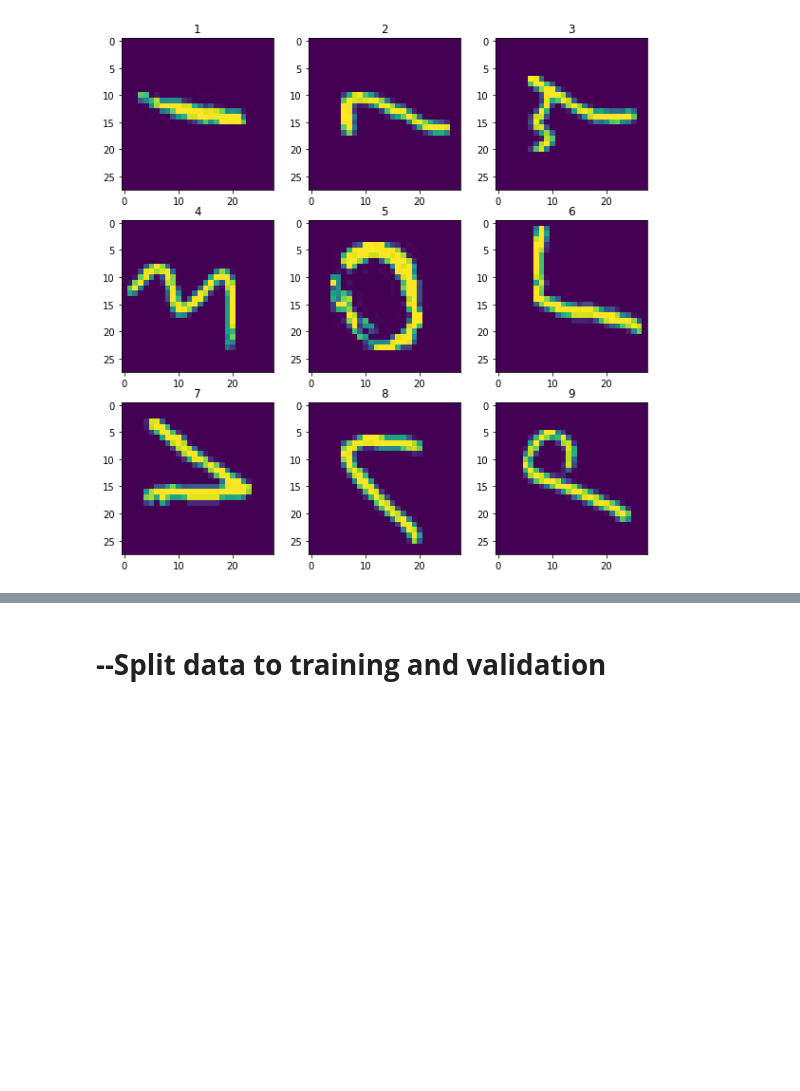
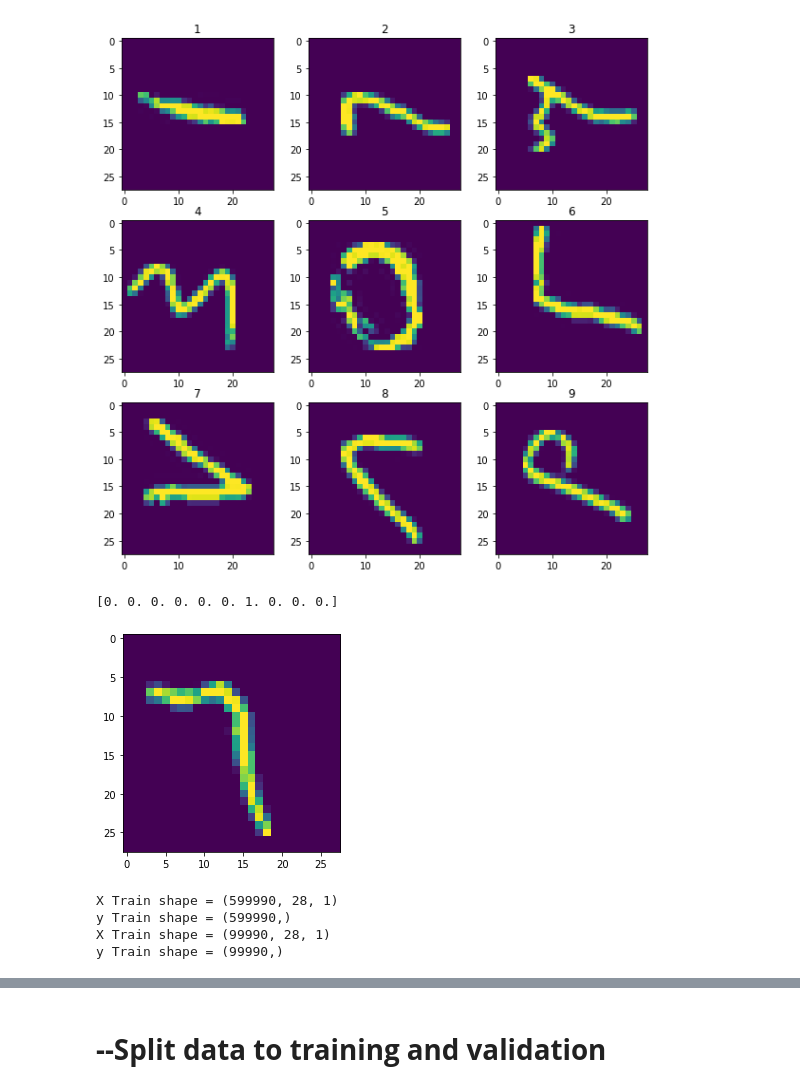
Before and after one commit to areola-joshua/areola-joshua, a Jupyter notebook: arabic-digit-recognizer.ipynb, the cells around one changed output, grey strips where cells are left out. Saved outputs shown, nothing was run; the diff lists cells and outputs as text; code cells hidden in the pictures; blank space fills up the shorter version.

```diff
--- a/arabic-digit-recognizer.ipynb
+++ b/arabic-digit-recognizer.ipynb
@@ -6,6 +6,9 @@ import pandas as pd
 import random
 import seaborn as sns
 import matplotlib.pyplot as plt
+from matplotlib.pyplot import style
+
+style.use('ggplot')
 # %% [markdown]
 # **--Checking for file directory**
 # %%
@@ -101,3 +158,30 @@ print(y_test.shape)
 plot_images(X_train, Y_train)
 # %% [output]
 [figure]
+# %%
+img_num=55
+
+
+
+image = (X_train[img_num][:,:,0])
+image = image.reshape([28, 28])
+image = np.fliplr(image)
+image = np.rot90(image)
+plt.imshow(image)
+
+
+print(Y_train[img_num])
+# %% [output]
+[0. 0. 0. 0. 0. 0. 1. 0. 0. 0.]
+[figure, added]
+# %%
+x_train_bin, y_train_bin = extract_classes(X_train, Y_train, 2)
+x_test_bin, y_test_bin = extract_classes(X_test, y_test, 2)
+
+log_print(x_train_bin, y_train_bin)
+log_print(x_test_bin, y_test_bin)
+# %% [output]
+X Train shape = (599990, 28, 1)
+y Train shape = (599990,)
+X Train shape = (99990, 28, 1)
+y Train shape = (99990,)
```
Also changed, not shown: parts of 27 cells of this notebook.
